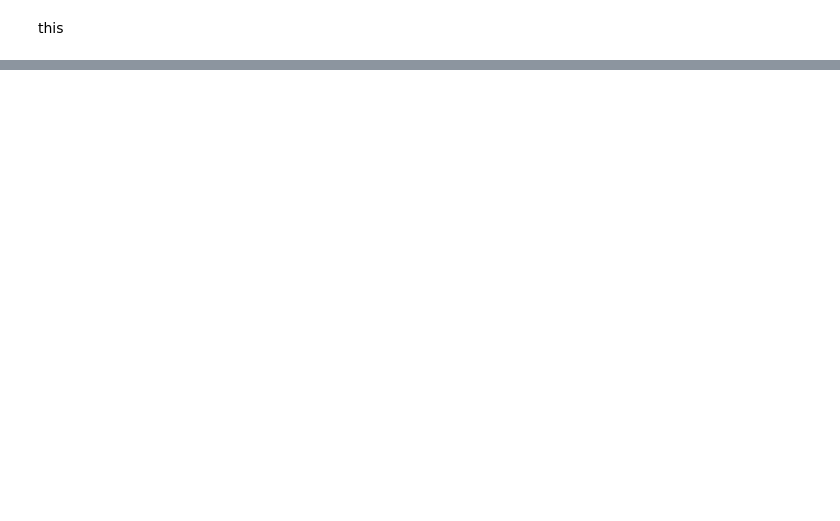
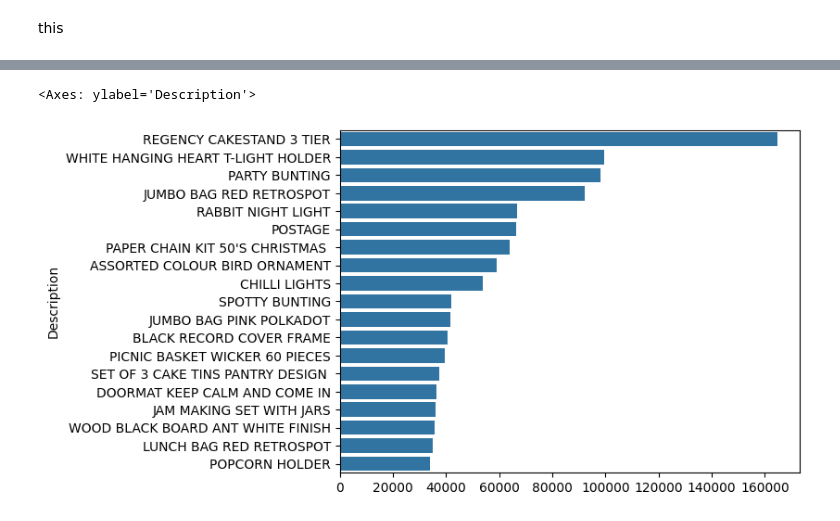
Before and after one commit to gts0025/python_projects, a Jupyter notebook: AI and data/online+retail/retail_data_analysis.ipynb, the cells around one changed output, grey strips where cells are left out. Saved outputs shown, nothing was run; the diff lists cells and outputs as text; code cells hidden in the pictures; blank space fills up the shorter version.

```diff
--- a/AI and data/online+retail/retail_data_analysis.ipynb
+++ b/AI and data/online+retail/retail_data_analysis.ipynb
@@ -12,0 +87,4 @@ this
+# %%
+most_revenue = data.groupby(data["Description"])["revenue"].sum()
+sorted_most = most_revenue.sort_values(ascending=False)
+sorted_most.head(20)
@@ -12,0 +109,7 @@ this
+# %%
+top20 = sorted_most[1:20]
+
+sns.barplot(x = top20.values, y = top20.index)
+# %% [output]
+<Axes: ylabel='Description'>
+[figure, added]
```
Also changed, not shown: parts of 12 cells of this notebook, 4 other files.
